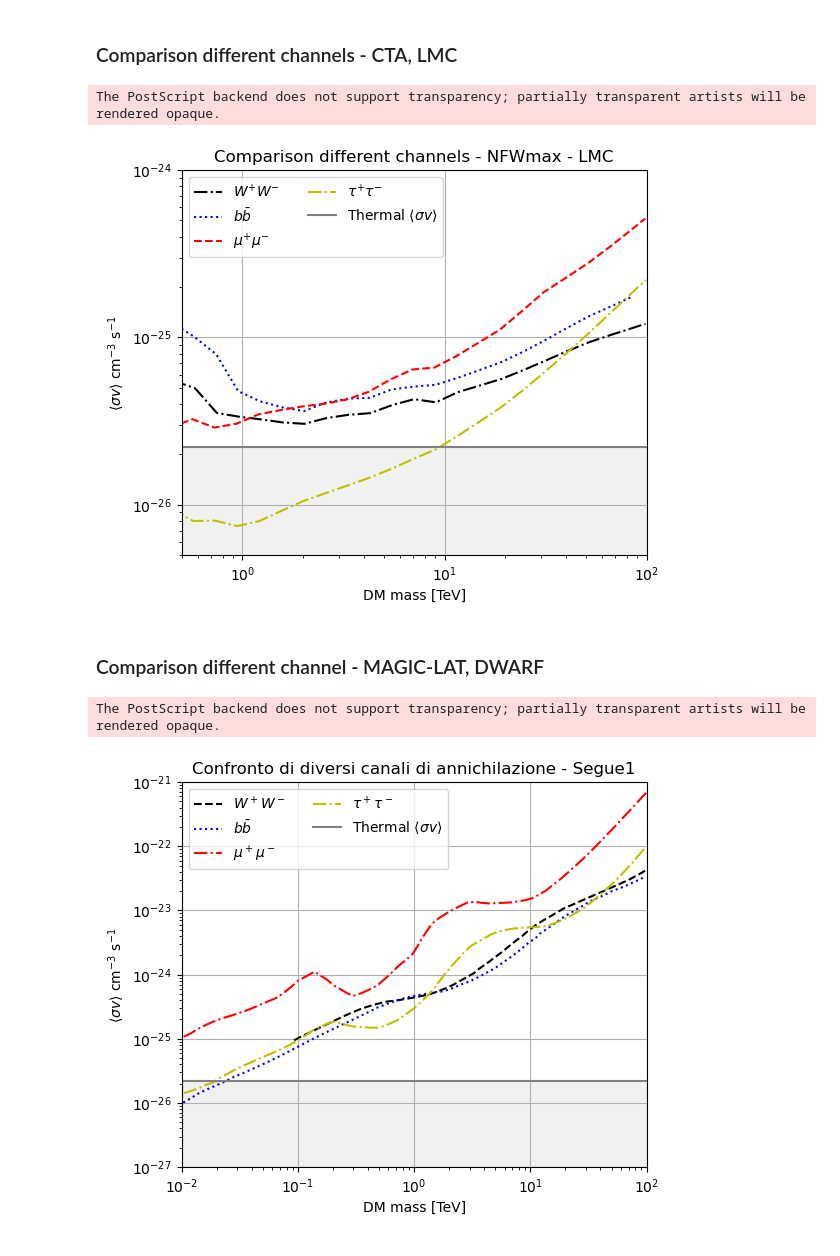
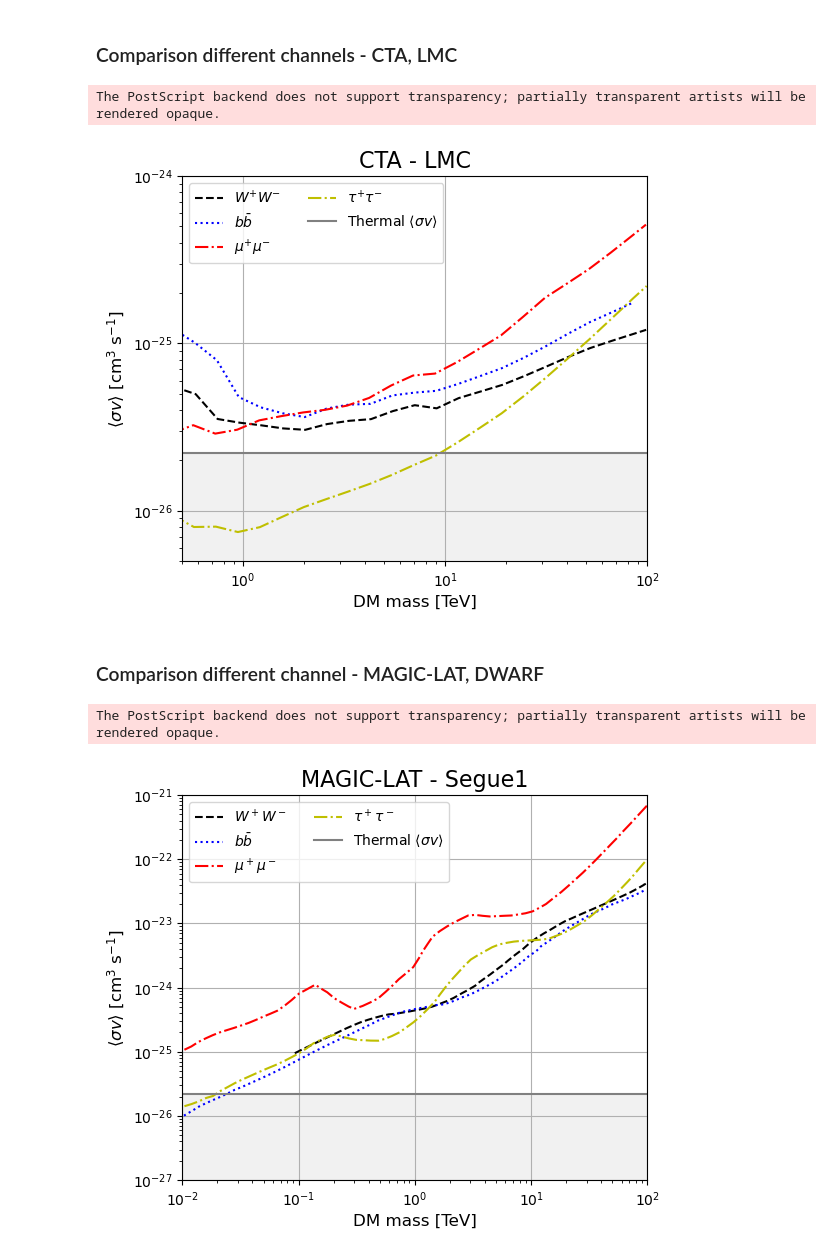
Before and after one commit to micheledoro/gDMbounds, a Jupyter notebook: sandbox/santa/Compare channels.ipynb, the cells around one changed output. Drawn from its saved outputs; the diff is of its cells as text; code cells hidden in the pictures.

```diff
--- a/sandbox/santa/Compare channels.ipynb
+++ b/sandbox/santa/Compare channels.ipynb
@@ -48,14 +48,14 @@ NFWmax_tautau = ascii.read("../../dmbounds/bounds/cta/cta_2023_LMC_ann_tautau_se
 NFWmax_WW = ascii.read("../../dmbounds/bounds/cta/cta_2023_LMC_ann_WW_sens_NFWmax.ecsv")
 # %%
 plt.figure(figsize=(6,5))
-plt.xlabel("DM mass [TeV]")
-plt.ylabel(r"$\langle\sigma v \rangle$ cm$^{-3}$ s$^{-1}$")
+plt.xlabel("DM mass [TeV]", fontsize=12)
+plt.ylabel(r"$\langle\sigma v \rangle$ [cm$^{3}$ s$^{-1}$]", fontsize=12)
 plt.xlim(5e-1,1e2)
 plt.ylim(5e-27,1e-24)
-plt.title(r'Comparison different channels - NFWmax - LMC')
-plt.loglog(NFWmax_WW['mass']*1e-3,NFWmax_WW['sigmav'],color='k',linestyle='dashdot',label=r"$W^{+}W^{-}$")
+plt.title(r'CTA - LMC', fontsize=16)
+plt.loglog(NFWmax_WW['mass']*1e-3,NFWmax_WW['sigmav'],color='k',linestyle='dashed',label=r"$W^{+}W^{-}$")
 plt.loglog(NFWmax_bb['mass']*1e-3,NFWmax_bb['sigmav'],color='b',linestyle='dotted',label=r"$b\bar{b}$")
-plt.loglog(NFWmax_mumu['mass']*1e-3,NFWmax_mumu['sigmav'],color='r',linestyle='dashed',label=r"$\mu^{+}\mu^{-}$")
+plt.loglog(NFWmax_mumu['mass']*1e-3,NFWmax_mumu['sigmav'],color='r',linestyle='dashdot',label=r"$\mu^{+}\mu^{-}$")
 plt.loglog(NFWmax_tautau['mass']*1e-3,NFWmax_tautau['sigmav'],color='y',linestyle='dashdot',label=r"$\tau^{+}\tau^{-}$")
 
 # Thermal <sigma v>
@@ -68,12 +68,12 @@ plt.fill_between(x, y_0, color='lightgray', alpha=0.3)
 plt.legend(loc="best",ncol=2)
 plt.grid()
 
-plt.savefig("./plot_thesis/channels_cta_NFWmax.eps")
-# plt.savefig("./plot_thesis/channels_cta_NFWmax.pdf")
-# plt.savefig("./plot_thesis/channels_cta_NFWmax.png")
+plt.savefig("./plot_thesis/channels_cta_LMC.eps")
+# plt.savefig("./plot_thesis/channels_cta_LMC.pdf")
+# plt.savefig("./plot_thesis/channels_cta_LMC.png")
 # %% [output]
 The PostScript backend does not support transparency; partially transparent artists will be rendered opaque.
-[figure, old version]
+[figure, new version]
 # %% [markdown]
 ### Comparison different channel - MAGIC-LAT, DWARF
 # %%
@@ -83,31 +83,31 @@ segue1_mumu = ascii.read("../../dmbounds/bounds/multi-inst/magic-lat_2016_segue1
 segue1_tautau = ascii.read("../../dmbounds/bounds/multi-inst/magic-lat_2016_segue1_ann_tautau.ecsv")
 # %%
 plt.figure(figsize=(6,5))
-plt.xlabel("DM mass [TeV]")
-plt.ylabel(r"$\langle\sigma v \rangle$ cm$^{-3}$ s$^{-1}$")
+plt.xlabel("DM mass [TeV]", fontsize=12)
+plt.ylabel(r"$\langle\sigma v \rangle$ [cm$^{3}$ s$^{-1}$]", fontsize=12)
 plt.xlim(1e-2,1e2)
 plt.ylim(1e-27,1e-21)
-plt.title('Confronto di diversi canali di annichilazione - Segue1')
+plt.title('MAGIC-LAT - Segue1', fontsize=16)
 plt.loglog(segue1_WW['mass']*1e-3,segue1_WW['sigmav'],color='k',linestyle='dashed',label=r"$W^+ W^-$")
 plt.loglog(segue1_bb['mass']*1e-3,segue1_bb['sigmav'],color='b',linestyle='dotted',label=r"$b\bar{b}$")
 plt.loglog(segue1_mumu['mass']*1e-3,segue1_mumu['sigmav'],color='r',linestyle='dashdot',label=r"$\mu^+ \mu^-$")
 plt.loglog(segue1_tautau['mass']*1e-3,segue1_tautau['sigmav'],color='y',linestyle='dashdot',label=r"$\tau^+ \tau^-$")
 
 
 # Thermal <sigma v>
 x = np.linspace(1e-2, 2e2, 1000)
 y_0 = 2.2e-26
 
 plt.axhline(y=y_0, color='gray', linestyle='solid', label=r"Thermal $\langle \sigma v \rangle$")
 plt.fill_between(x, y_0, color='lightgray', alpha=0.3)
 
 
 plt.legend(loc="best",ncol=2)
 plt.grid()
 
 plt.savefig("./plot_thesis/channels_segue1.eps")
 # plt.savefig("./plot_thesis/channels_segue1.pdf")
 # plt.savefig("./plot_thesis/channels_segue1.png")
 # %% [output]
 The PostScript backend does not support transparency; partially transparent artists will be rendered opaque.
-[figure, old version]
+[figure, new version]
```
Also changed, not shown: parts of 2 cells of this notebook, 10 other files.
